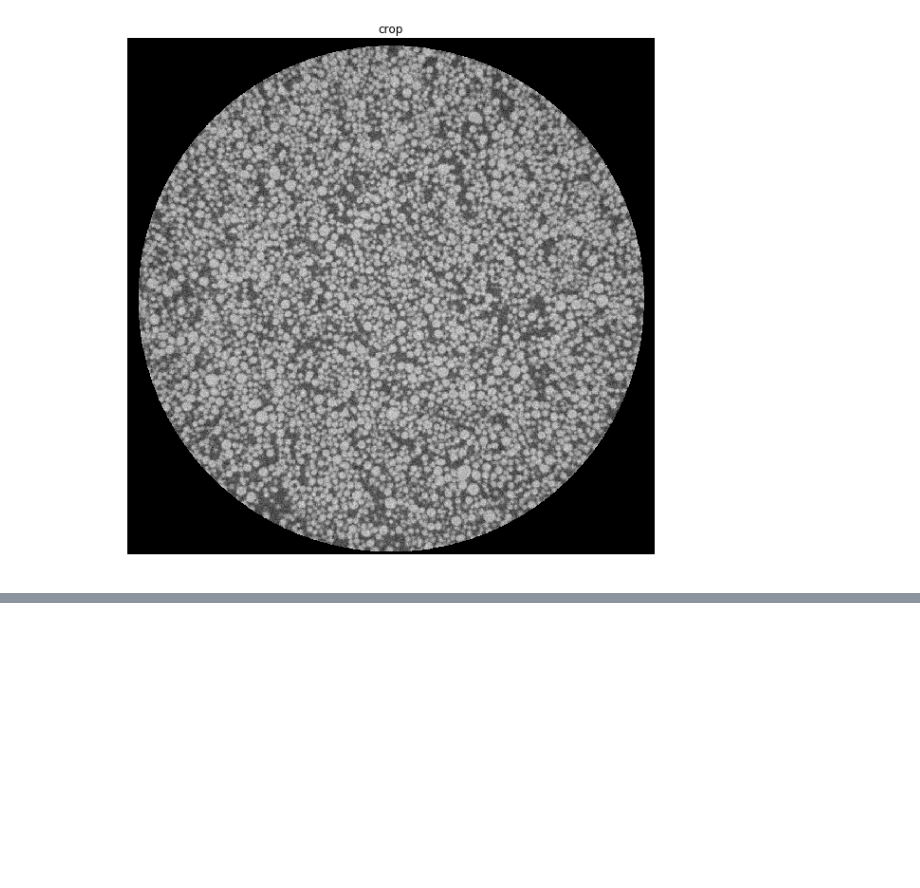
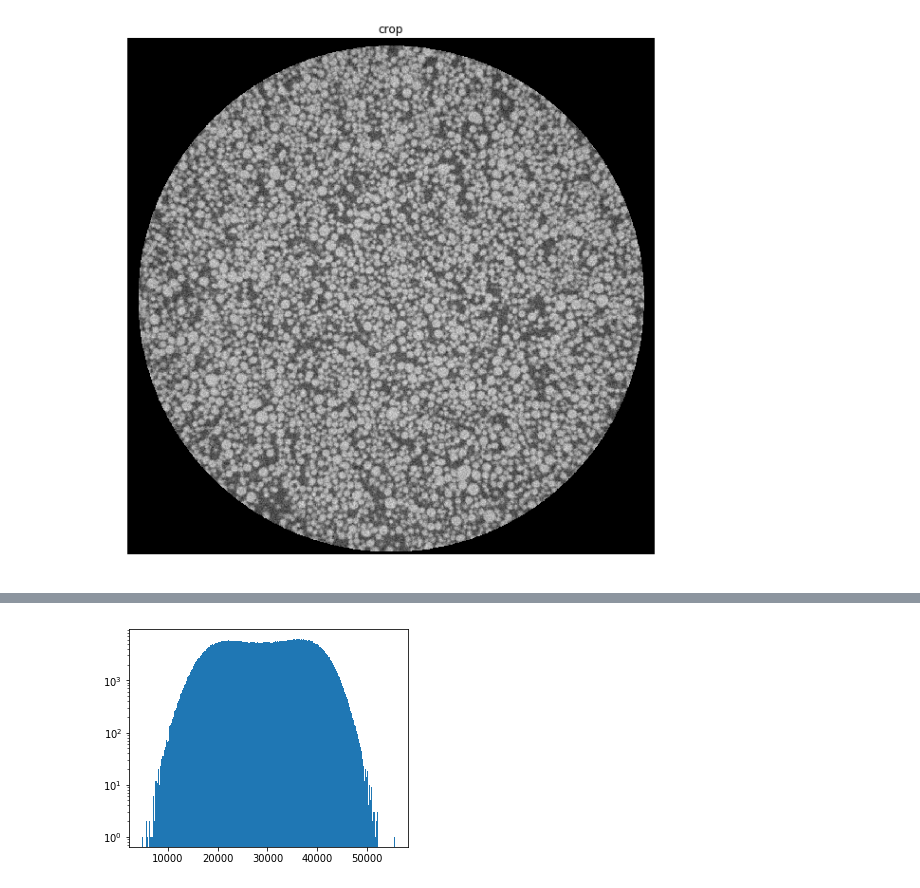
Before and after one commit to rockandsalt/image_segmentation, a Jupyter notebook: image_segmentation.ipynb, the cells around one changed output, grey strips where cells are left out. Cells and saved outputs as stored; diff of their text form; code cells hidden in the pictures; blank space fills up the shorter version.

```diff
--- a/image_segmentation.ipynb
+++ b/image_segmentation.ipynb
@@ -72,0 +69,13 @@ ax.imshow(cleaned, cmap='gray')
+# %%
+import kmean.k as kk
+from sklearn.mixture import GaussianMixture
+import numpy.ma as ma
+
+flat = np.ravel(cleaned)
+masked = ma.masked_where(flat == 0, flat)
+
+fig, ax = plt.subplots(figsize=(5, 4))
+ax.hist(masked.compressed(), bins=256)
+ax.set_yscale("log", nonposy='clip')
+# %% [output]
+[figure, added]
```
Also changed, not shown: parts of 6 cells of this notebook.
